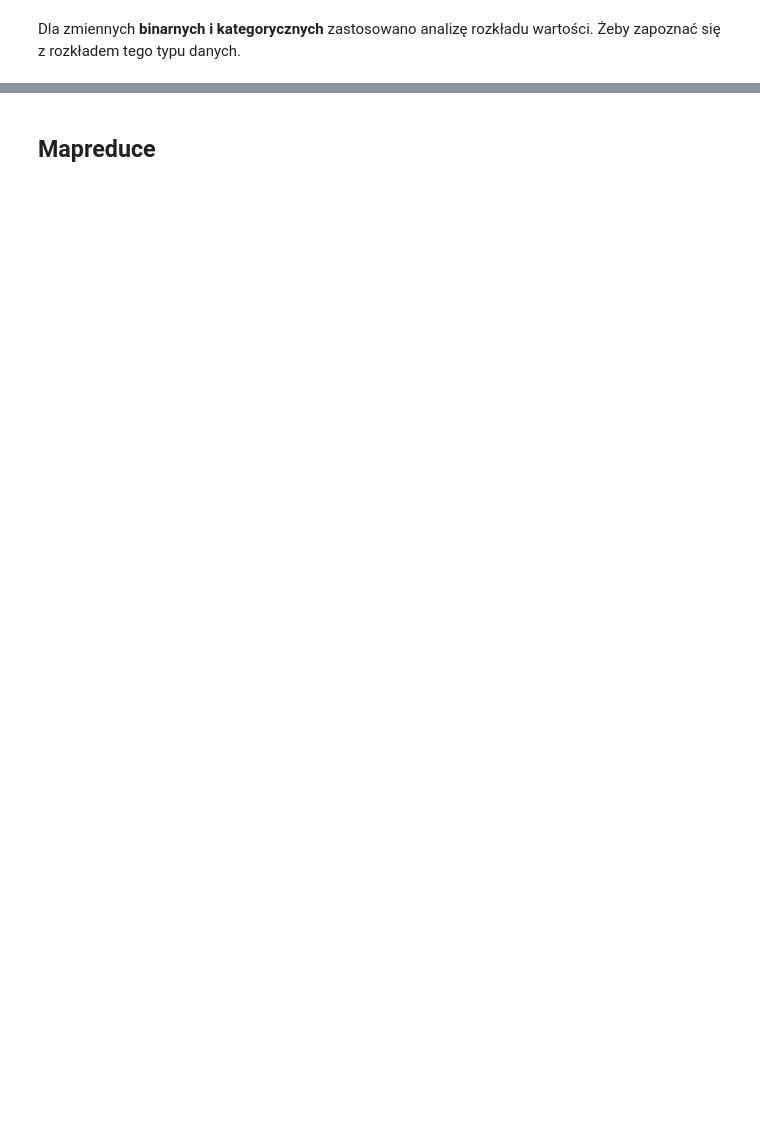
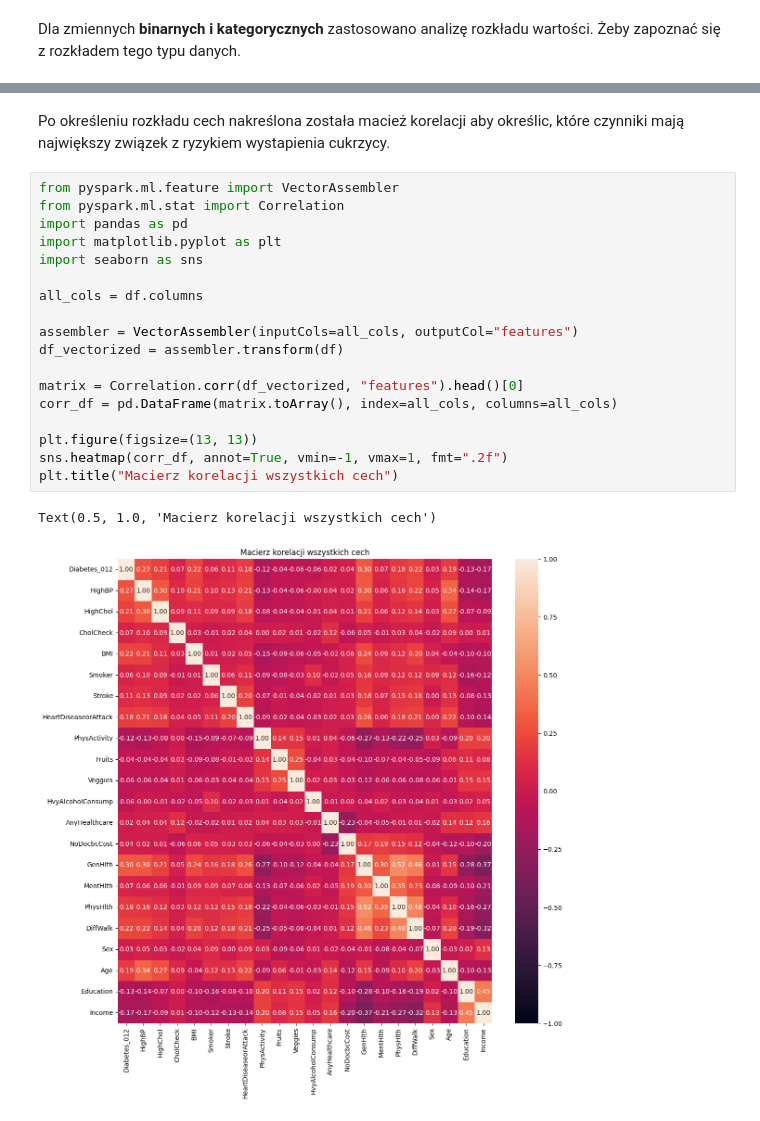
Before and after one commit to ImJaca/diabetes-analysis, a Jupyter notebook: analisys.ipynb, the cells around one changed output, grey strips where cells are left out. Cells and saved outputs as stored; diff of their text form; blank space fills up the shorter version.

Commit message:
Add project description and feature correlation matrix

```diff
--- a/analisys.ipynb
+++ b/analisys.ipynb
@@ -392,2 +195,23 @@ Kolumna: PhysHlth
-# %% [markdown]
-## Mapreduce
+# %% [markdown]
+Po określeniu rozkładu cech nakreślona została macież korelacji aby określic, które czynniki mają największy związek z ryzykiem wystapienia cukrzycy.
+# %%
+from pyspark.ml.feature import VectorAssembler
+from pyspark.ml.stat import Correlation
+import pandas as pd
+import matplotlib.pyplot as plt
+import seaborn as sns
+
+all_cols = df.columns
+
+assembler = VectorAssembler(inputCols=all_cols, outputCol="features")
+df_vectorized = assembler.transform(df)
+
+matrix = Correlation.corr(df_vectorized, "features").head()[0]
+corr_df = pd.DataFrame(matrix.toArray(), index=all_cols, columns=all_cols)
+
+plt.figure(figsize=(13, 13))
+sns.heatmap(corr_df, annot=True, vmin=-1, vmax=1, fmt=".2f")
+plt.title("Macierz korelacji wszystkich cech")
+# %% [output]
+Text(0.5, 1.0, 'Macierz korelacji wszystkich cech')
+[figure, added]
```
Also changed, not shown: parts of 8 cells of this notebook.
